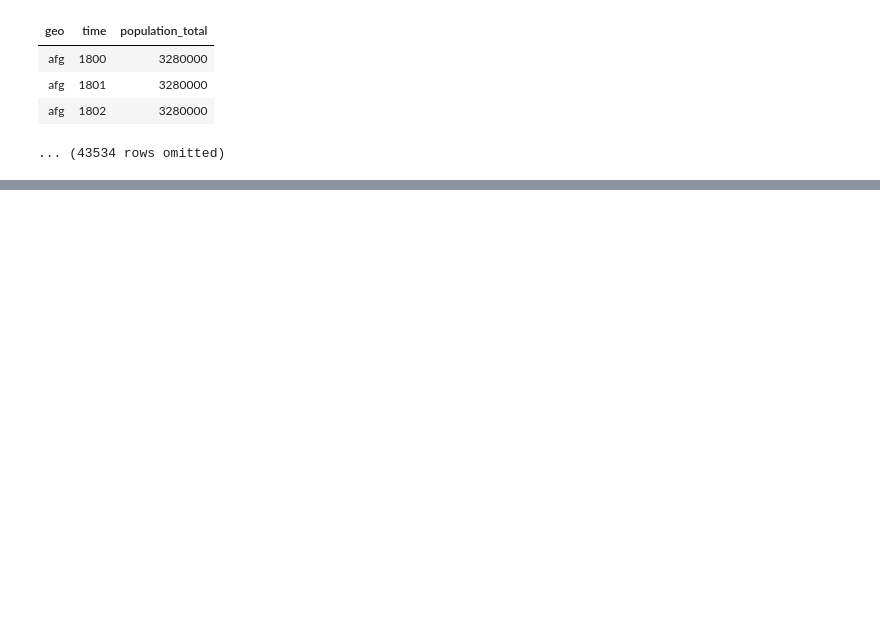
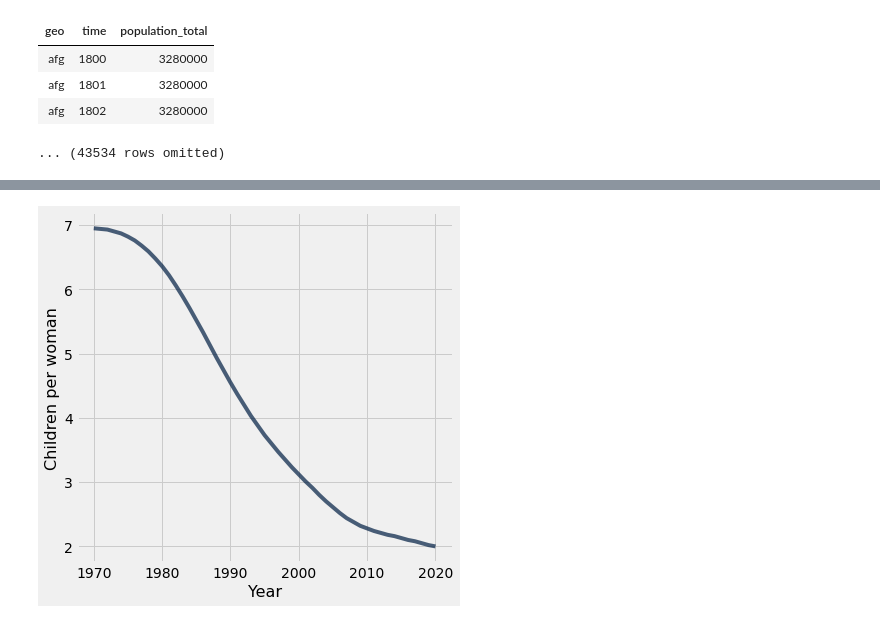
Before and after one commit to micahelinor/Data_Science, a Jupyter notebook: Projects/World_Progress/World_Progress.ipynb, the cells around one changed output, grey strips where cells are left out. Saved outputs shown, nothing was run; the diff lists cells and outputs as text; code cells hidden in the pictures; blank space fills up the shorter version.

```diff
--- a/Projects/World_Progress/World_Progress.ipynb
+++ b/Projects/World_Progress/World_Progress.ipynb
@@ -50,0 +181,13 @@ population.show(3)
+# %%
+def fertility_over_time(country_code, start):
+    """Create a two-column table that describes a country's total fertility rate each year."""
+    country_fertility = fertility.where("geo", country_code)
+    country_fertility_after_start = country_fertility.where("time", are.above_or_equal_to(start))
+    country_fertility_after_start
+    cleaned_table = country_fertility_after_start.relabeled("time", "Year").relabeled("children_per_woman_total_fertility", "Children per woman").select("Year", "Children per woman")
+    return cleaned_table
+
+bangladesh_code = "bgd"
+fertility_over_time(bangladesh_code, 1970).plot(0, 1) # You should *not* change this line.
+# %% [output]
+[figure, added]
```
Also changed, not shown: parts of 27 cells of this notebook.
